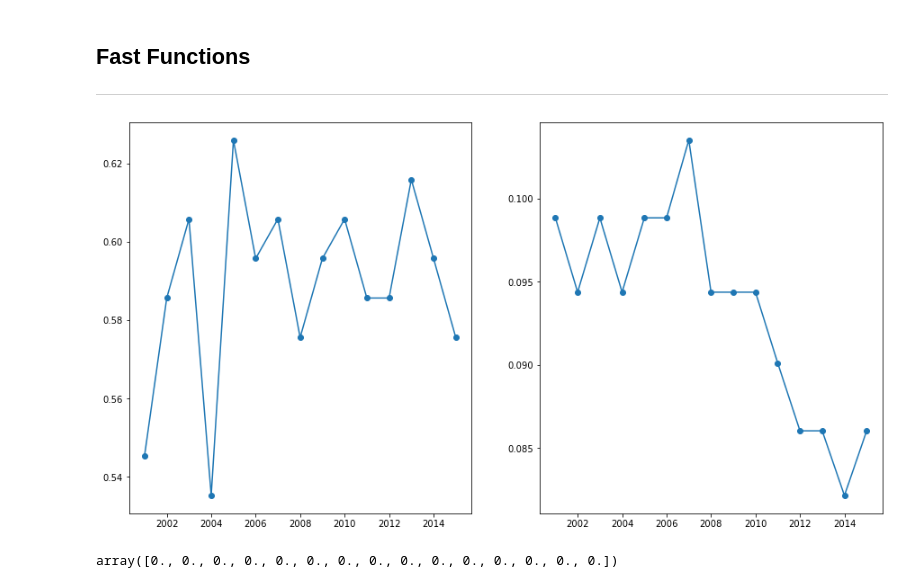
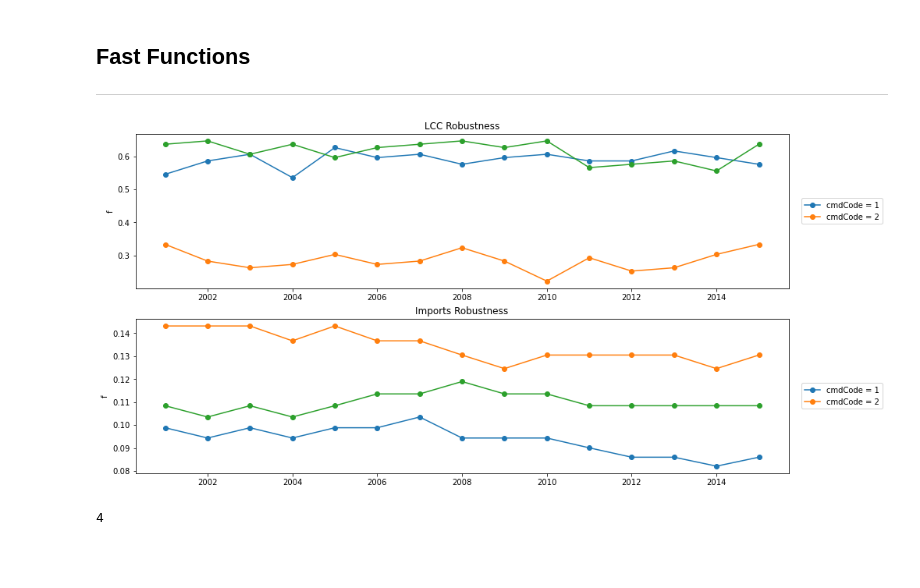
Before and after one commit to eigen-carmona/net-sci-project, a Jupyter notebook: Robustness.ipynb, the cells around one changed output. Cells and saved outputs as stored; diff of their text form; code cells hidden in the pictures; blank space fills up the shorter version.

Commit message:
Robustness over time

```diff
--- a/Robustness.ipynb
+++ b/Robustness.ipynb
@@ -444,10 +444,11 @@ def fast_robustness2(df, eps=0.5, label=''):
 fields = ['yr','rt3ISO','pt3ISO','cmdCode','TradeValue']
 df = pd.read_csv("current_data/final_dataset.csv", skipinitialspace = True, usecols = fields)
 years = np.unique(df.yr)
-robustness = {'LCC'     : np.zeros((1, len(years))),
-              'Imports' : np.zeros((1, len(years)))}
+commodities = np.unique(df.cmdCode)
+robustness = {'LCC'     : np.zeros((len(commodities), len(years))),
+              'Imports' : np.zeros((len(commodities), len(years)))}
 for yy,year in enumerate(years):
-    for cc,comm in enumerate([1]):
+    for cc,comm in enumerate(commodities):
         tmp_df = df.loc[(df.cmdCode == comm) & (df.yr == year)].reset_index()
         tmp_G  = nx.from_pandas_edgelist(df[(df['cmdCode'] == comm) & (df['yr'] == year)],
                                          source       = 'rt3ISO',
@@ -459,14 +460,22 @@ for yy,year in enumerate(years):
         robustness['Imports'][cc,yy] =fast_robustness2(tmp_df, eps=0.2,
                                                        label='Imports comm='+str(comm)+' year='+str(year))
 # %%
-fig, ax = plt.subplots(1,2, figsize=[15,8])
+fig, ax = plt.subplots(2*(1+len(commodities)//5),1, figsize=[15,8])
 
-ax[0].plot(years, robustness['LCC'][0], '-o')
-ax[1].plot(years, robustness['Imports'][0], '-o')
+for cc, comm in enumerate(commodities):
+    ax[2*(cc//5)].plot(years, robustness['LCC'][cc], '-o', label='cmdCode = '+str(comm))
+    ax[2*(cc//5)+1].plot(years, robustness['Imports'][cc], '-o', label='cmdCode = '+str(comm))
+    if (cc%5 == 1):
+        ax[2*(cc//5)].legend(loc='center right', bbox_to_anchor=(1.15,0.5))
+        ax[2*(cc//5)+1].legend(loc='center right', bbox_to_anchor=(1.15,0.5))
+        ax[2*(cc//5)].set_title('LCC Robustness')
+        ax[2*(cc//5)+1].set_title('Imports Robustness')
+        ax[2*(cc//5)].set_ylabel('f')
+        ax[2*(cc//5)+1].set_ylabel('f')
 plt.show()
 # %% [output]
-[figure, old version]
+[figure, new version]
 # %%
-robustness['LCC'][0]
+14//3
 # %% [output]
-array([0., 0., 0., 0., 0., 0., 0., 0., 0., 0., 0., 0., 0., 0., 0.])
+4
```
